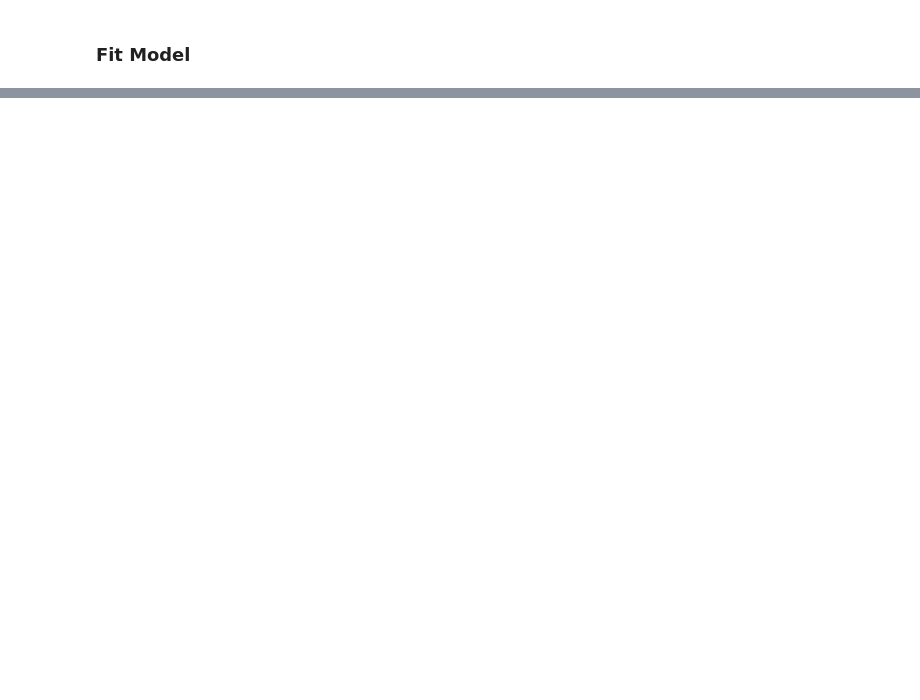
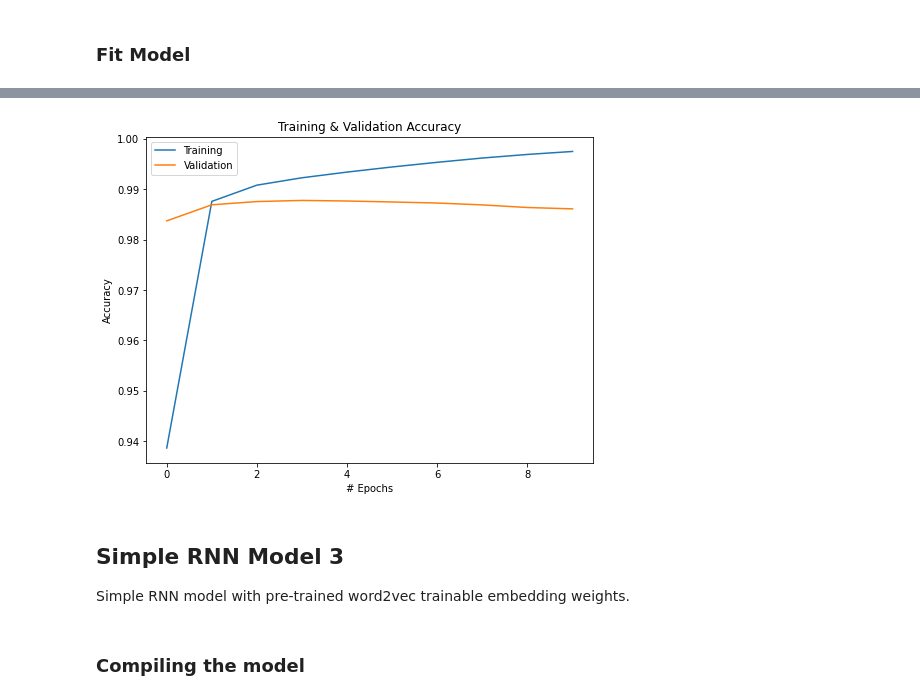
Before and after one commit to shivu2507/POS-Tagging-using-RNNs, a Jupyter notebook: POS_Tagging_using_RNN.ipynb, the cells around one changed output, grey strips where cells are left out. Saved outputs shown, nothing was run; the diff lists cells and outputs as text; code cells hidden in the pictures; blank space fills up the shorter version.

```diff
--- a/POS_Tagging_using_RNN.ipynb
+++ b/POS_Tagging_using_RNN.ipynb
@@ -434,0 +438,13 @@ plt.show()
+# %%
+# Architecture of Simple RNN Model 2
+
+simple_rnn_2 = Sequential()
+
+# adding an embedding layer to randomly initialise the embedding vectors.
+simple_rnn_2.add(Embedding(input_dim = VOCABULARY_SIZE, output_dim = EMBEDDING_SIZE, input_length = max_length, trainable = True))
+
+# adding an RNN layer with 64 RNN cells.
+simple_rnn_2.add(SimpleRNN(64, return_sequences = True))
+
+# adding time distributed layer - to predict at every timestep for each sequence.
+simple_rnn_2.add(TimeDistributed(Dense(num_classes, activation = "softmax")))
@@ -434,0 +453,6 @@ plt.show()
+# %%
+simple_rnn_2.compile(loss = 'categorical_crossentropy', optimizer = 'adam', metrics = ['acc'])
+
+# Checking the summary.
+
+simple_rnn_2.summary()
@@ -434,0 +476,2 @@ plt.show()
+# %%
+simple_rnn_2_training = simple_rnn_2.fit(X_train, Y_train, batch_size = 128, epochs = 10, validation_data=(X_valid, Y_valid))
@@ -434,0 +499,15 @@ plt.show()
+# %%
+plt.figure(figsize = [8,6])
+plt.plot(simple_rnn_2_training.history['acc'])
+plt.plot(simple_rnn_2_training.history['val_acc'])
+plt.title("Training & Validation Accuracy")
+plt.xlabel('# Epochs')
+plt.ylabel('Accuracy')
+plt.legend(['Training', 'Validation'], loc = 'best')
+plt.show()
+# %% [output]
+[figure, added]
+# %% [markdown]
+## Simple RNN Model 3
+
+Simple RNN model with pre-trained word2vec trainable embedding weights.
@@ -434,0 +528,2 @@ plt.show()
+# %% [markdown]
+### Compiling the model
```
Also changed, not shown: parts of 40 cells of this notebook.
